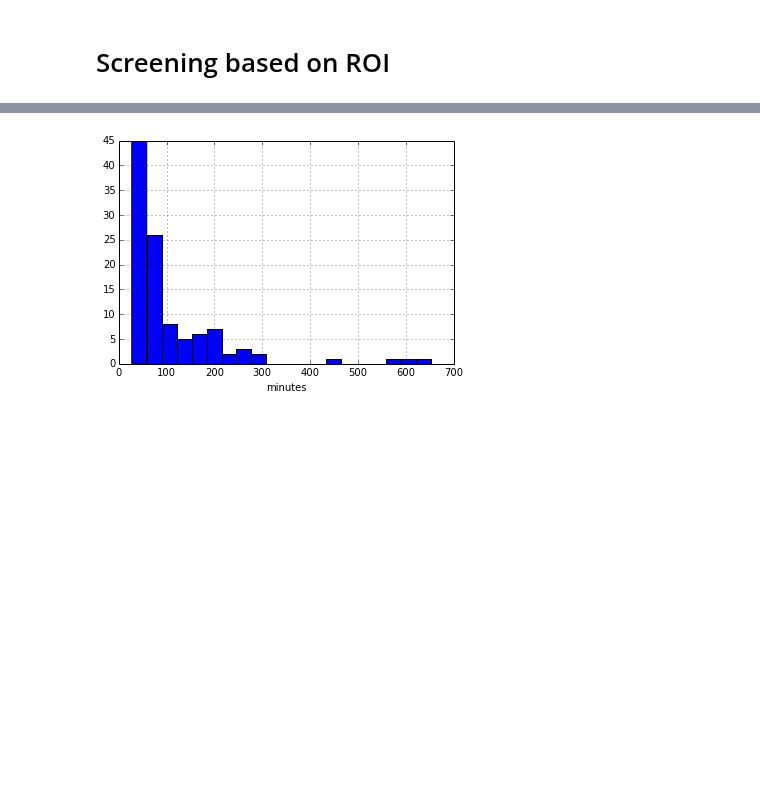
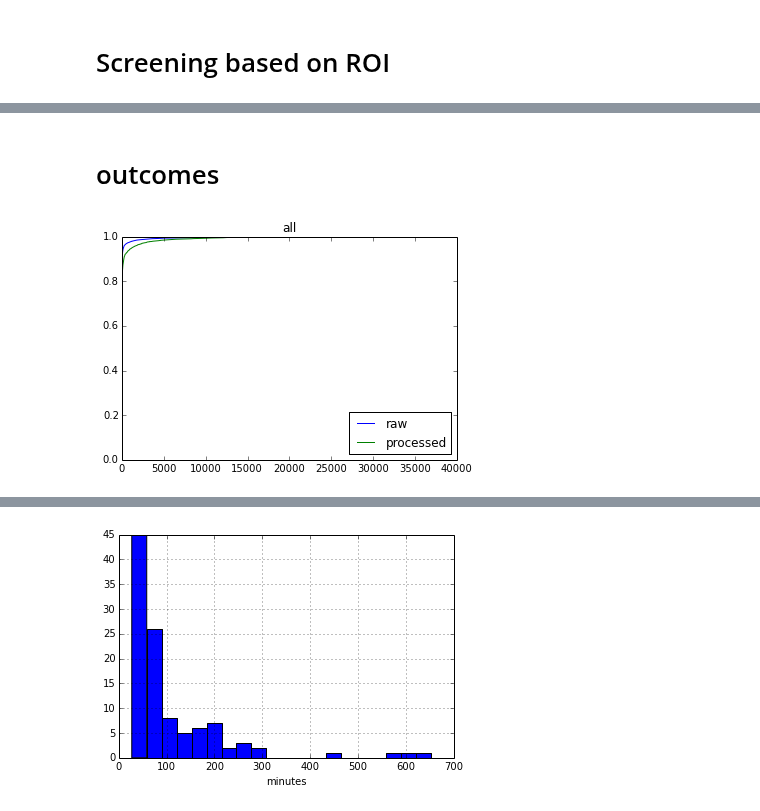
Before and after one commit to amarallab/waldo, a Jupyter notebook: workbooks/beyond_collisions.ipynb, the cells around one changed output, grey strips where cells are left out. Drawn from its saved outputs; the diff is of its cells as text; code cells hidden in the pictures; blank space fills up the shorter version.

```diff
--- a/workbooks/beyond_collisions.ipynb
+++ b/workbooks/beyond_collisions.ipynb
@@ -63,18 +97,8 @@ def node_duration_histogram(lifespans, title=''):
     plt.title(title)
     plt.show()
 
-
 def node_duration_cdf(ax, lifespans, label=''):
     num_bins =  20
     sorted1=np.sort( lifespans )
     yvals=np.arange(len(sorted1))/float(len(sorted1))
     ax.plot( sorted1, yvals, label=label)
-    '''
-    a, b, c, d = cumfreq(sorted(lifespans), num_bins)
-    print('a',a)
-    print('b',b)
-    print('c',c)
-    print('d',d)
-    plt.plot(a, label=label)
-    '''
-    #plt.show()
@@ -219,0 +173,19 @@ plt.show()
+# %%
+#ex_id = '20130614_120518'
+ex_id = '20130318_131111'
+ex_id = '20130414_140704'
+
+#initialize
+experiment = multiworm.Experiment(experiment_id=ex_id)
+experiment.load_summary(graph=True)
+graph = experiment.collision_graph
+
+# show basics
+print("Total nodes: {}".format(len(graph)))
+collider.viz.direct_degree_distribution(graph, (3, 4))
+
+lifespans1 = calc_lifespans(graph)
+good_lifespan1 = compile_processed(graph)
+plt.show()
+
+graph_mod = graph.copy()
@@ -301,0 +239,11 @@ print(len(out), 'out')
+# %% [markdown]
+# outcomes
+# %%
+fig, ax = plt.subplots()
+node_duration_cdf(ax, lifespans1, label='raw')
+node_duration_cdf(ax, lifespans2, label='processed')
+ax.legend(loc='lower right')
+ax.set_title('all')
+plt.show()
+# %% [output]
+[figure, added]
```
Also changed, not shown: parts of 20 cells of this notebook, 8 other files.
